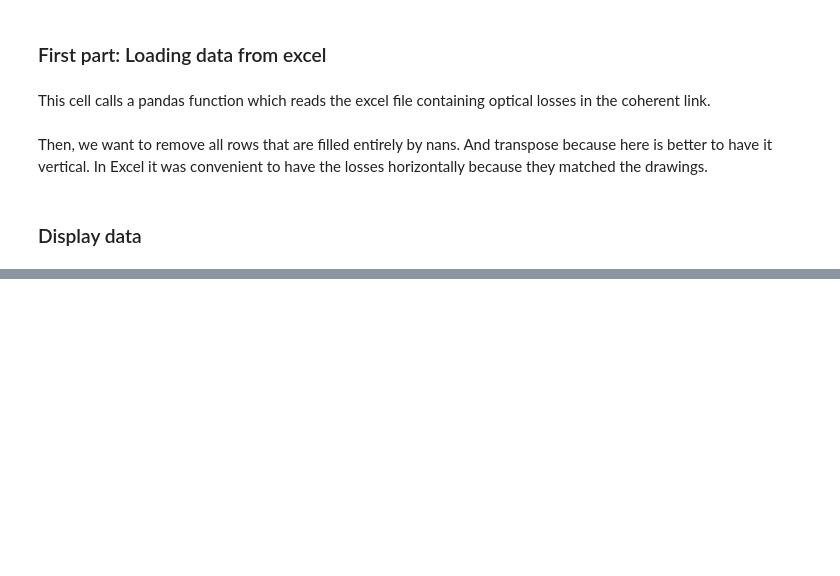
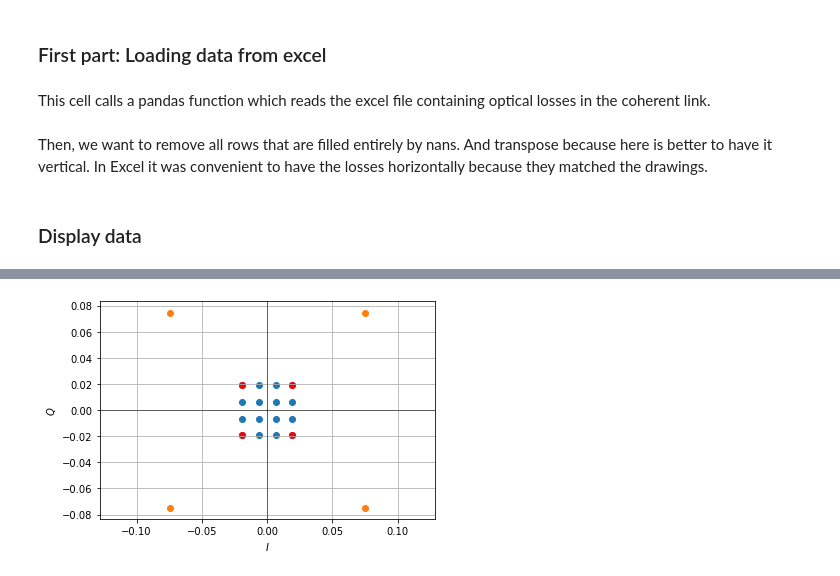
Before and after one commit to bebopsan/coherent_exercise, a Jupyter notebook: Coherent_losses.ipynb, the cells around one changed output, grey strips where cells are left out. Cells and saved outputs as stored; diff of their text form; code cells hidden in the pictures; blank space fills up the shorter version.

```diff
--- a/Coherent_losses.ipynb
+++ b/Coherent_losses.ipynb
@@ -82,0 +156,21 @@ Index(['S Pav (dBm)', 'LO Pav (dBm)', 'Penalty (dB)', 'S aggr Penalty (dB)',
+# %%
+%matplotlib inline
+E_0 = 1
+alpha = np.sqrt(signal_power_mW*lo_power_mW)
+L  = 1
+E = alpha*(np.cos(delta_phi_I/2+pi/2) + 1j*np.cos(delta_phi_Q/2+pi/2))
+fig_quadrature = plt.figure()
+ax_quadrature = plt.gca()
+h_quadrature = ax_quadrature.scatter(np.real(E),np.imag(E))
+h_quadrature = ax_quadrature.scatter(np.real(E[0:4]),np.imag(E[0:4]),c='red')
+ax_quadrature.scatter(alpha*np.array([1,-1,-1,1]),alpha*np.array([1,1,-1,-1]))
+plt.axis('equal')
+plt.xlabel("$I$")
+plt.ylabel("$Q$")
+plt.axhline(0, 0, 1, label='Horizontal line',c='black',linewidth=.5)
+plt.axvline(0, 0, 1, label='Vertical line',c='black',linewidth=.5)
+plt.grid()
+#for i, txt in enumerate(range(len(E))):
+#    ax_quadrature.annotate(txt, (np.real(E[i])+0.005, np.imag(E[i])))
+# %% [output]
+[figure, added]
```
Also changed, not shown: parts of 22 cells of this notebook, 1 other file.
